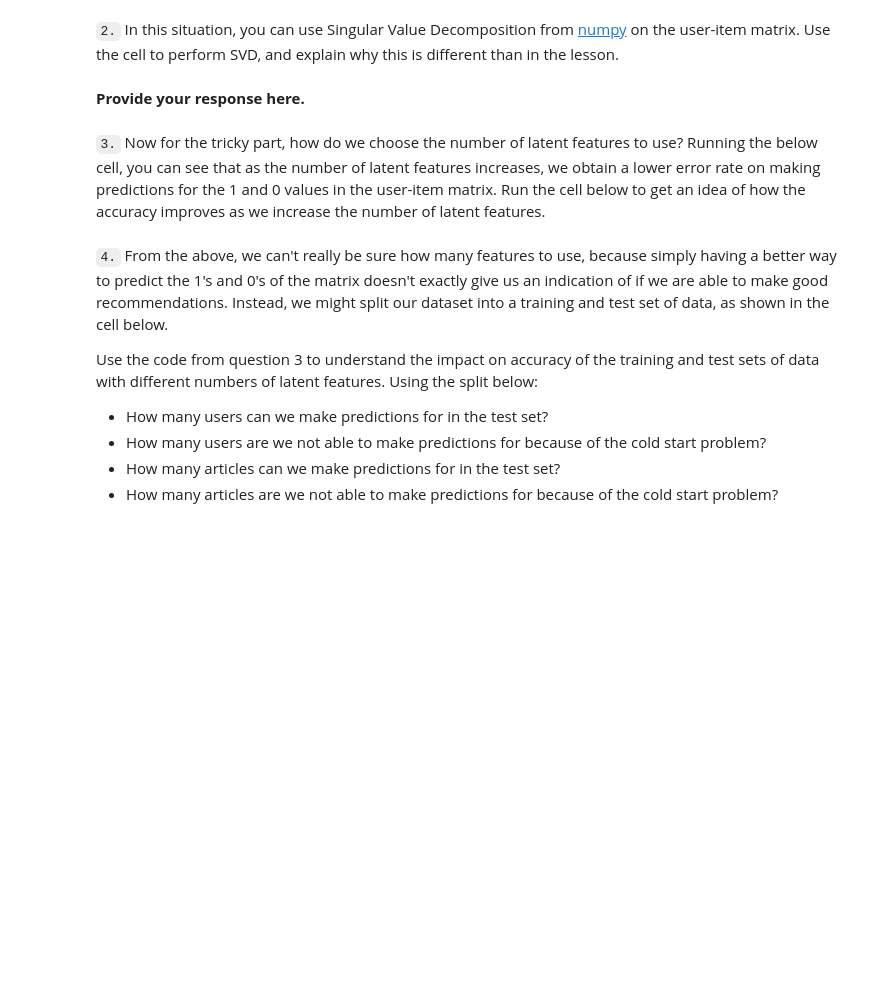
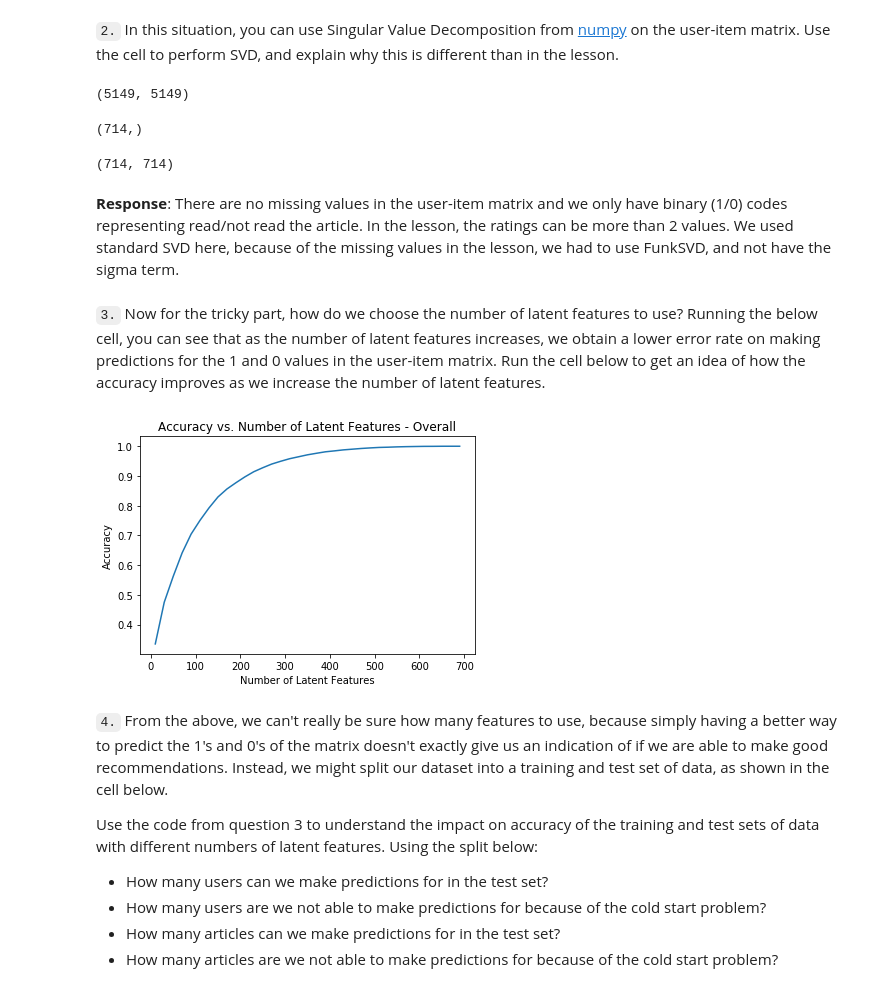
Before and after one commit to tanyayt/udacity_data_scientist, a Jupyter notebook: recommendation_system/Recommendations_with_IBM.ipynb, the cells around one changed output. Drawn from its saved outputs; the diff is of its cells as text; code cells hidden in the pictures; blank space fills up the shorter version.

```diff
--- a/recommendation_system/Recommendations_with_IBM.ipynb
+++ b/recommendation_system/Recommendations_with_IBM.ipynb
@@ -584,34 +692,45 @@ user_item_matrix.head()
 # %%
 # Perform SVD on the User-Item Matrix Here
 
-u, s, vt = # use the built in to get the three matrices
+u, s, vt = np.linalg.svd(user_item_matrix)# use the built in to get the three matrices
-# %% [markdown]
-**Provide your response here.**
+# %%
+u.shape
+s.shape
+vt.shape
+# %% [output]
+(5149, 5149)
+(714,)
+(714, 714)
+# %% [markdown]
+**Response**:
+There are no missing values in the user-item matrix and we only have binary (1/0) codes representing read/not read the article. In the lesson, the ratings can be more than 2 values. We used standard SVD here, because of the missing values in the lesson, we had to use FunkSVD, and not have the sigma term.
 # %% [markdown]
 `3.` Now for the tricky part, how do we choose the number of latent features to use?  Running the below cell, you can see that as the number of latent features increases, we obtain a lower error rate on making predictions for the 1 and 0 values in the user-item matrix.  Run the cell below to get an idea of how the accuracy improves as we increase the number of latent features.
 # %%
 num_latent_feats = np.arange(10,700+10,20)
 sum_errs = []
 
 for k in num_latent_feats:
     # restructure with k latent features
     s_new, u_new, vt_new = np.diag(s[:k]), u[:, :k], vt[:k, :]
 
     # take dot product
     user_item_est = np.around(np.dot(np.dot(u_new, s_new), vt_new))
 
     # compute error for each prediction to actual value
     diffs = np.subtract(user_item_matrix, user_item_est)
 
     # total errors and keep track of them
     err = np.sum(np.sum(np.abs(diffs)))
     sum_errs.append(err)
 
 
 plt.plot(num_latent_feats, 1 - np.array(sum_errs)/df.shape[0]);
 plt.xlabel('Number of Latent Features');
 plt.ylabel('Accuracy');
-plt.title('Accuracy vs. Number of Latent Features');
+plt.title('Accuracy vs. Number of Latent Features - Overall');
+# %% [output]
+[figure, added]
 # %% [markdown]
 `4.` From the above, we can't really be sure how many features to use, because simply having a better way to predict the 1's and 0's of the matrix doesn't exactly give us an indication of if we are able to make good recommendations.  Instead, we might split our dataset into a training and test set of data, as shown in the cell below.
 
```
Also changed, not shown: parts of 33 cells of this notebook.
